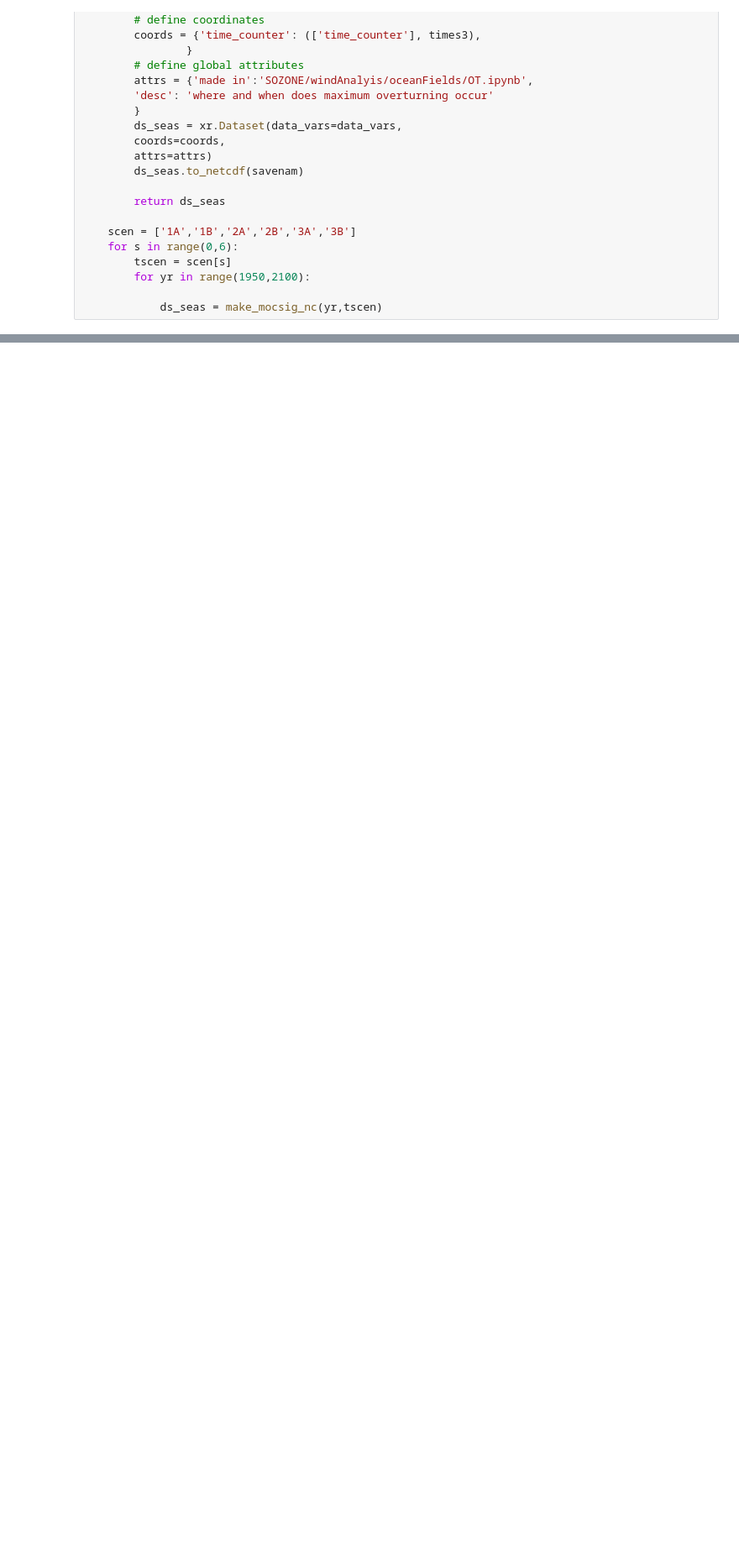
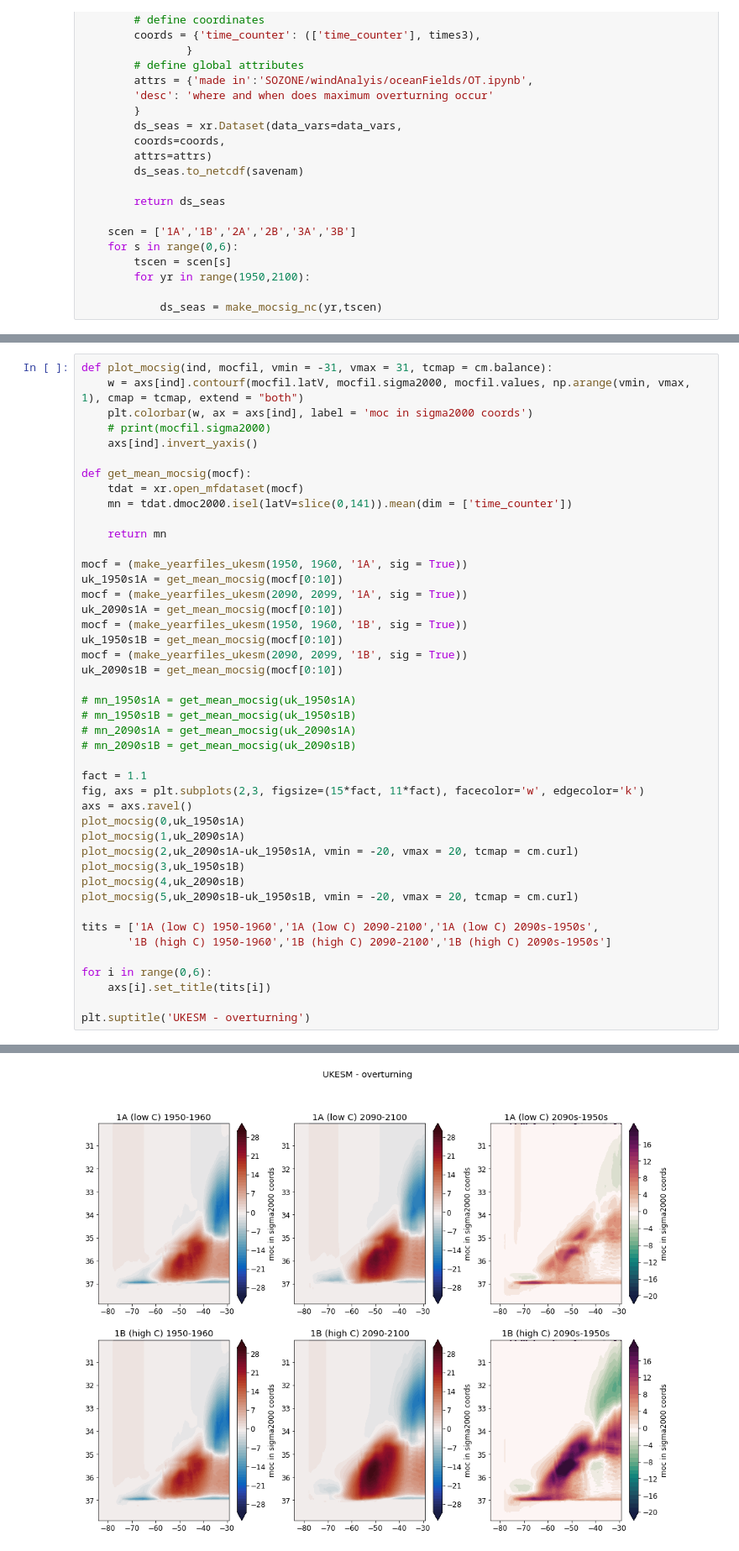
Before and after one commit to tjarnikova/SOZONE, a Jupyter notebook: windAnalyis/oceanFields/OT.ipynb, the cells around one changed output, grey strips where cells are left out. Shown at 84% size. Drawn from its saved outputs; the diff is of its cells as text; blank space fills up the shorter version.

```diff
--- a/windAnalyis/oceanFields/OT.ipynb
+++ b/windAnalyis/oceanFields/OT.ipynb
@@ -560,0 +641,45 @@ for i in range(0,12):
+# %%
+def plot_mocsig(ind, mocfil, vmin = -31, vmax = 31, tcmap = cm.balance):
+    w = axs[ind].contourf(mocfil.latV, mocfil.sigma2000, mocfil.values, np.arange(vmin, vmax, 1), cmap = tcmap, extend = "both")
+    plt.colorbar(w, ax = axs[ind], label = 'moc in sigma2000 coords')
+    # print(mocfil.sigma2000)
+    axs[ind].invert_yaxis()
+
+def get_mean_mocsig(mocf):
+    tdat = xr.open_mfdataset(mocf)
+    mn = tdat.dmoc2000.isel(latV=slice(0,141)).mean(dim = ['time_counter'])
+
+    return mn
+
+mocf = (make_yearfiles_ukesm(1950, 1960, '1A', sig = True))
+uk_1950s1A = get_mean_mocsig(mocf[0:10])
+mocf = (make_yearfiles_ukesm(2090, 2099, '1A', sig = True))
+uk_2090s1A = get_mean_mocsig(mocf[0:10])
+mocf = (make_yearfiles_ukesm(1950, 1960, '1B', sig = True))
+uk_1950s1B = get_mean_mocsig(mocf[0:10])
+mocf = (make_yearfiles_ukesm(2090, 2099, '1B', sig = True))
+uk_2090s1B = get_mean_mocsig(mocf[0:10])
+
+# mn_1950s1A = get_mean_mocsig(uk_1950s1A)
+# mn_1950s1B = get_mean_mocsig(uk_1950s1B)
+# mn_2090s1A = get_mean_mocsig(uk_2090s1A)
+# mn_2090s1B = get_mean_mocsig(uk_2090s1B)
+
+fact = 1.1
+fig, axs = plt.subplots(2,3, figsize=(15*fact, 11*fact), facecolor='w', edgecolor='k')
+axs = axs.ravel()
+plot_mocsig(0,uk_1950s1A)
+plot_mocsig(1,uk_2090s1A)
+plot_mocsig(2,uk_2090s1A-uk_1950s1A, vmin = -20, vmax = 20, tcmap = cm.curl)
+plot_mocsig(3,uk_1950s1B)
+plot_mocsig(4,uk_2090s1B)
+plot_mocsig(5,uk_2090s1B-uk_1950s1B, vmin = -20, vmax = 20, tcmap = cm.curl)
+
+tits = ['1A (low C) 1950-1960','1A (low C) 2090-2100','1A (low C) 2090s-1950s',
+       '1B (high C) 1950-1960','1B (high C) 2090-2100','1B (high C) 2090s-1950s']
+
+for i in range(0,6):
+    axs[i].set_title(tits[i])
+
+plt.suptitle('UKESM - overturning')
+# %% [output]
@@ -560,0 +687 @@ for i in range(0,12):
+[figure, added]
```
Also changed, not shown: parts of 21 cells of this notebook, 7 other files.
